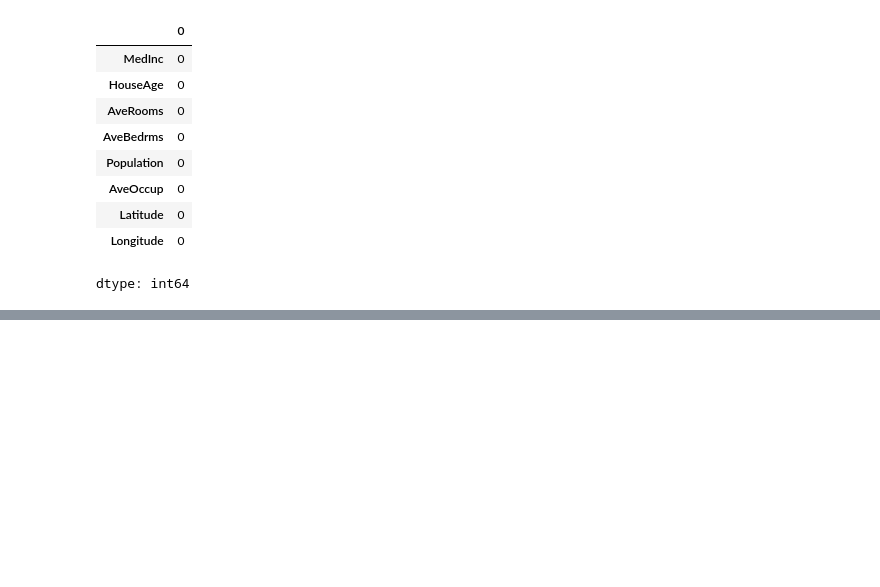
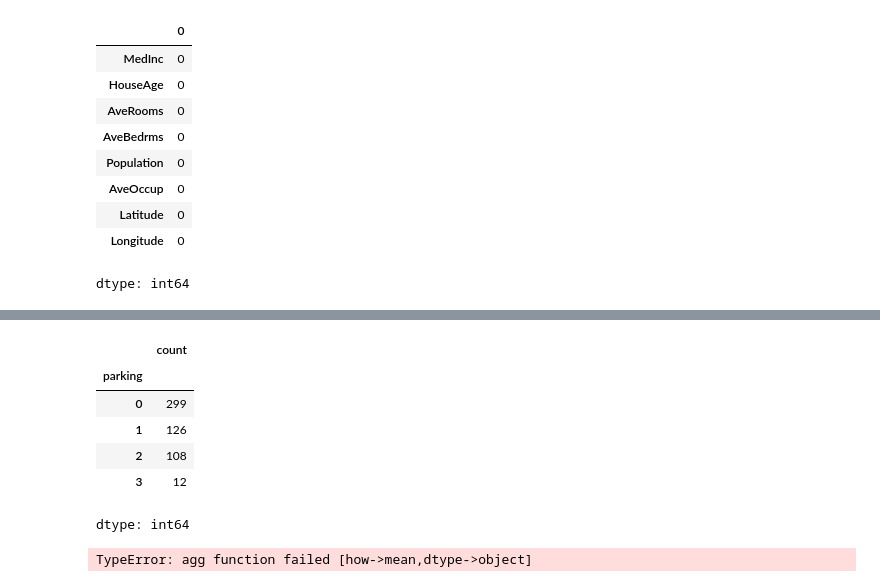
Before and after one commit to officialaryansingh/pandas_learning, a Jupyter notebook: pandas_fundamental2.ipynb, the cells around one changed output, grey strips where cells are left out. Drawn from its saved outputs; the diff is of its cells as text; code cells hidden in the pictures; blank space fills up the shorter version.

```diff
--- a/pandas_fundamental2.ipynb
+++ b/pandas_fundamental2.ipynb
@@ -158,2 +187,26 @@ dtype: int64
+# %%
+# counting the values based on the labels -df.value_counts('name of the column name)
+
+housing_df.value_counts('parking')
+# %% [output]
+|  | count |
+| parking |  |
+| 0 | 299 |
+| 1 | 126 |
+| 2 | 108 |
+| 3 | 12 |
+dtype: int64
+# %%
+'''group the values basrd on there mean
+
+housing_df.groupby('parking').mean() - this shows error as housing dataset
+contains string values and cannot be grouped together.Therefore, .mean() cannnot
+be used
+
+so we need to first
+
+'''
+# %% [output]
+TypeError: agg function failed [how->mean,dtype->object]
 # %%
 random_df.to_excel('random.csv')
```
Also changed, not shown: parts of 2 cells of this notebook.
